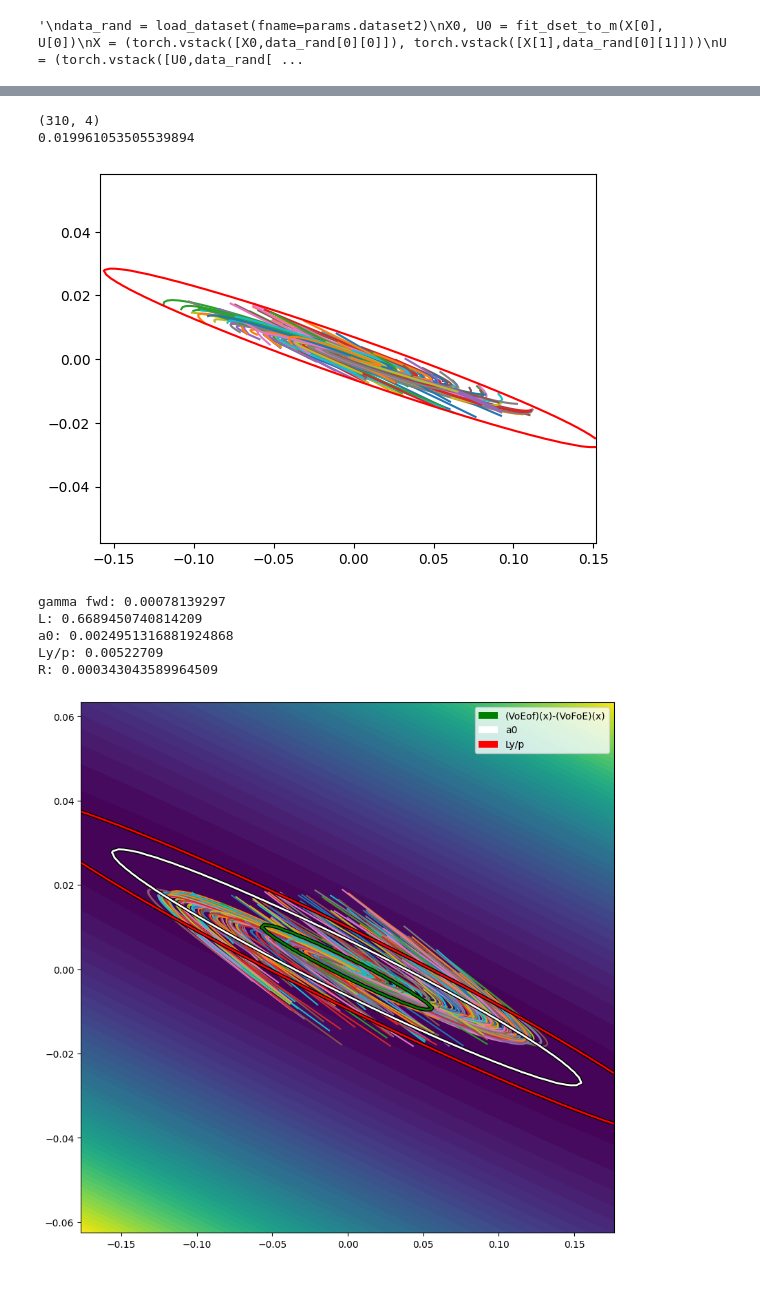
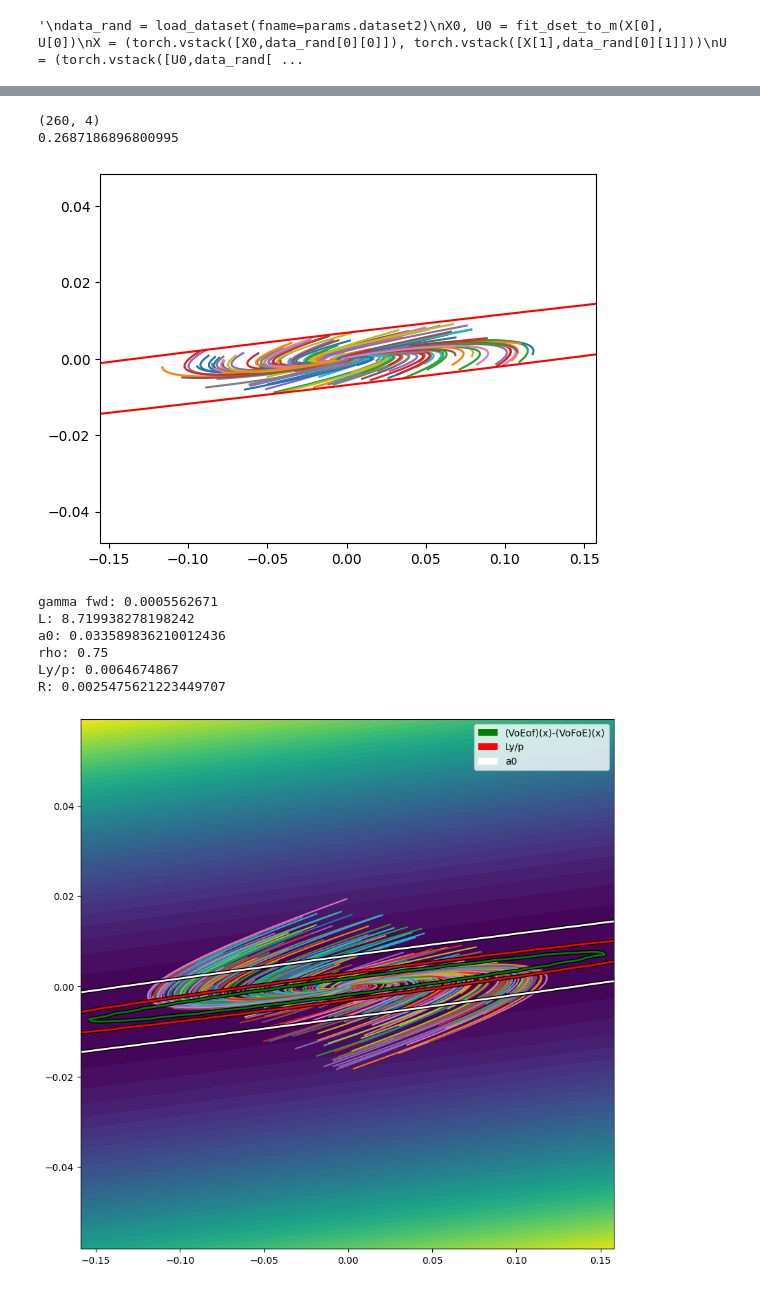
Before and after one commit to paullutkus/Latent-Representations-for-Control-Design-with-Provable-Stability-and-Safety-Guarantees, a Jupyter notebook: cartpole_lyapunov/interface2.ipynb, the cells around one changed output, grey strips where cells are left out. Cells and saved outputs as stored; diff of their text form; code cells hidden in the pictures.

Commit message:
first correct nontrivial region

```diff
--- a/cartpole_lyapunov/interface2.ipynb
+++ b/cartpole_lyapunov/interface2.ipynb
@@ -167,7 +152,8 @@ saving nontrivial_2.pkl
 #name = 'symbol-ablation-default_dataset_2'
 #name = 'nontrivial_2'
 #name = 'fwd_penalty_exp'
-name = 'fwd_penalty_exp_2'
+#name = 'fwd_penalty_exp_2'
+name = 'nontrivial_3'
 exp = load_experiment(name)
 plot_experiment_new(exp)
 # %% [output]
@@ -310,6 +296,6 @@ from experiments import load_experiment
 z_eq = ae.encode(torch.tensor([0.,0.,0.,0]).float())
 #z_eq = torch.tensor([0.,0.]).float()
 print("z_eq:", z_eq)
-rho = 0.90
+rho = 0.75
 V, rho, alpha, lip = mlp_lyapunov_reparam(z_data, epochs=int(0.5e4), lr=2e-4, grid_dens=100, rho=rho, z_eq=z_eq) #ep 3e4
 # %% [output]
@@ -341,24 +320,25 @@ Lipschitz constant tensor(2.2666, device='cuda:0', grad_fn=<MaxBackward1>)
 # %%
 from theorem_tools import compute_preimage, plot_lyapunov_lvlsets
 
 #Dx = compute_preimage(ae, z_data, 0.05, 10, uniform_sampling=True)
 Dx = compute_preimage(ae, z_data, 0.05, 7, uniform_sampling=True) #7
 print(Dx.shape)
 a0 = torch.max(V(ae.encode(torch.tensor(Dx)))).cpu().item()
 print(a0)
 Dz = z_data
-plot_lyapunov_lvlsets(V, ae, fdyn, Dx, Dz, a0/8, only_rollout=False)
+plot_lyapunov_lvlsets(V, ae, fdyn, Dx, Dz, a0/8, rho, only_rollout=False)
 #plot_lyapunov_lvlsets(V, ae, fdyn, Dx, Dz, a0)
 # %% [output]
-(310, 4)
-0.019961053505539894
+(260, 4)
+0.2687186896800995
-[figure, old version]
+[figure, new version]
-gamma fwd: 0.00078139297
-L: 0.6689450740814209
-a0: 0.0024951316881924868
-Ly/p: 0.00522709
-R: 0.000343043589964509
+gamma fwd: 0.0005562671
+L: 8.719938278198242
+a0: 0.033589836210012436
+rho: 0.75
+Ly/p: 0.0064674867
+R: 0.0025475621223449707
-[figure, old version]
+[figure, new version]
 # %%
 ###################
 ### Make Figure ###
```
Also changed, not shown: parts of 9 cells of this notebook, 2 other files.
